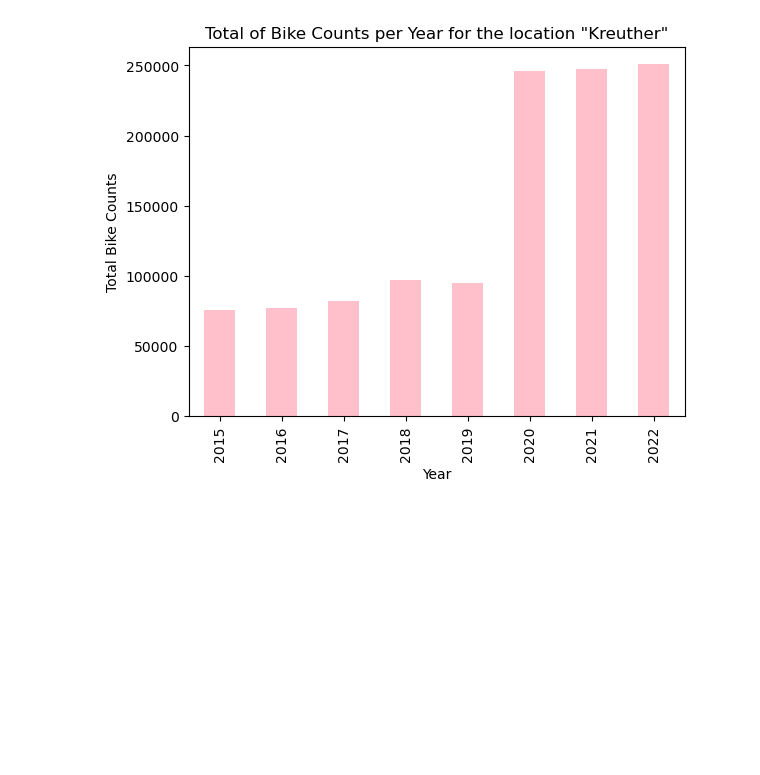
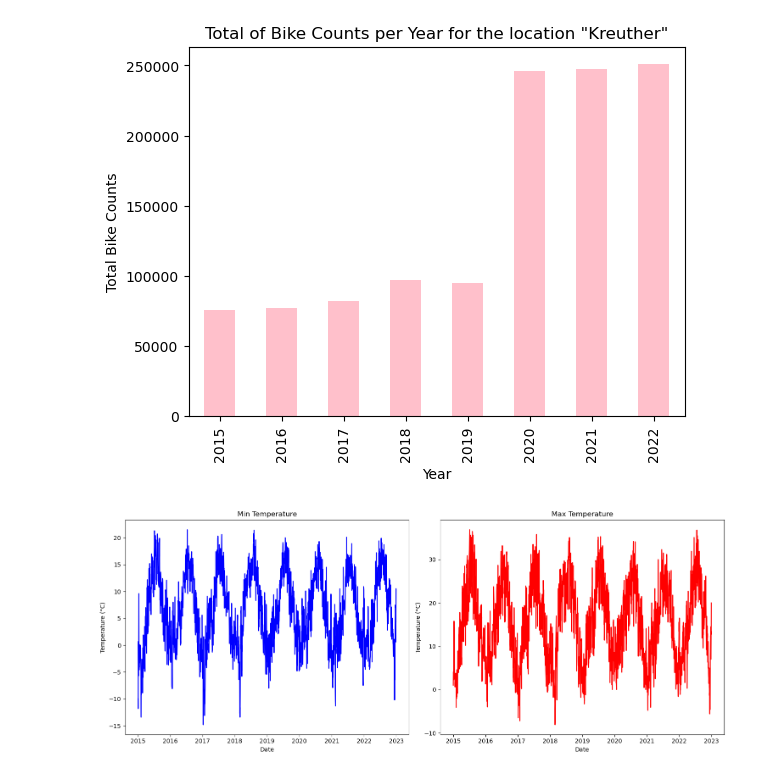
Before and after one commit to cap7586/CaroPeThesis, a Jupyter notebook: Munich_Complete_Analysis/Muc.ipynb, the cells around one changed output. Drawn from its saved outputs; the diff is of its cells as text; code cells hidden in the pictures; blank space fills up the shorter version.

```diff
--- a/Munich_Complete_Analysis/Muc.ipynb
+++ b/Munich_Complete_Analysis/Muc.ipynb
@@ -140,3 +140,29 @@ See the caveats in the documentation: https://pandas.pydata.org/pandas-docs/stab
   df_location_kreuther['gesamt'] = df_location_kreuther['gesamt'].fillna(0)
 [figure]
 [figure]
+# %%
+# Convert 'datum' column to datetime
+df_munich['datum'] = pd.to_datetime(df_munich['datum'])
+
+# Create a figure with two subplots for temperature
+fig, axs = plt.subplots(1, 2, figsize=(15, 6))
+
+# Plot min temperature
+sns.lineplot(data=df_munich, x='datum', y='min.temp', ax=axs[0], color='blue')
+axs[0].set_title('Min Temperature')
+axs[0].set_xlabel('Date')
+axs[0].set_ylabel('Temperature (°C)')
+
+# Plot max temperature
+sns.lineplot(data=df_munich, x='datum', y='max.temp', ax=axs[1], color='red')
+axs[1].set_title('Max Temperature')
+axs[1].set_xlabel('Date')
+axs[1].set_ylabel('Temperature (°C)')
+
+# Adjust layout
+plt.tight_layout()
+
+# Show plot
+plt.show()
+# %% [output]
+[figure, added]
```
Also changed, not shown: parts of 1 cell of this notebook, 13 other files.
